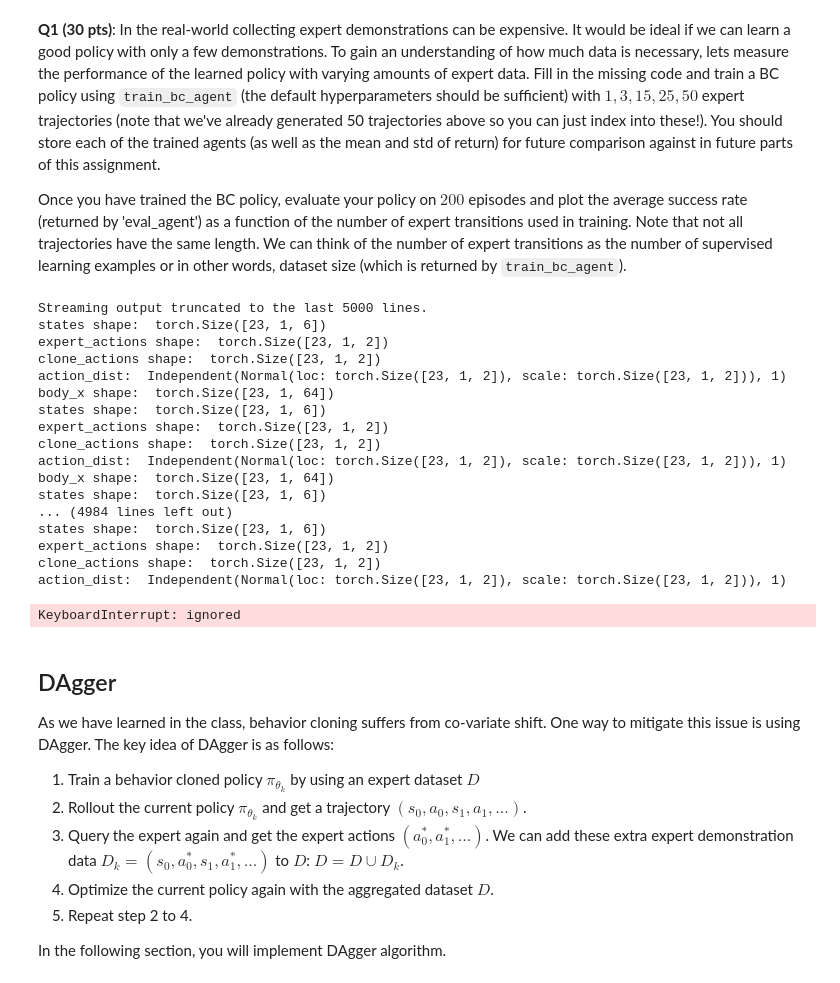
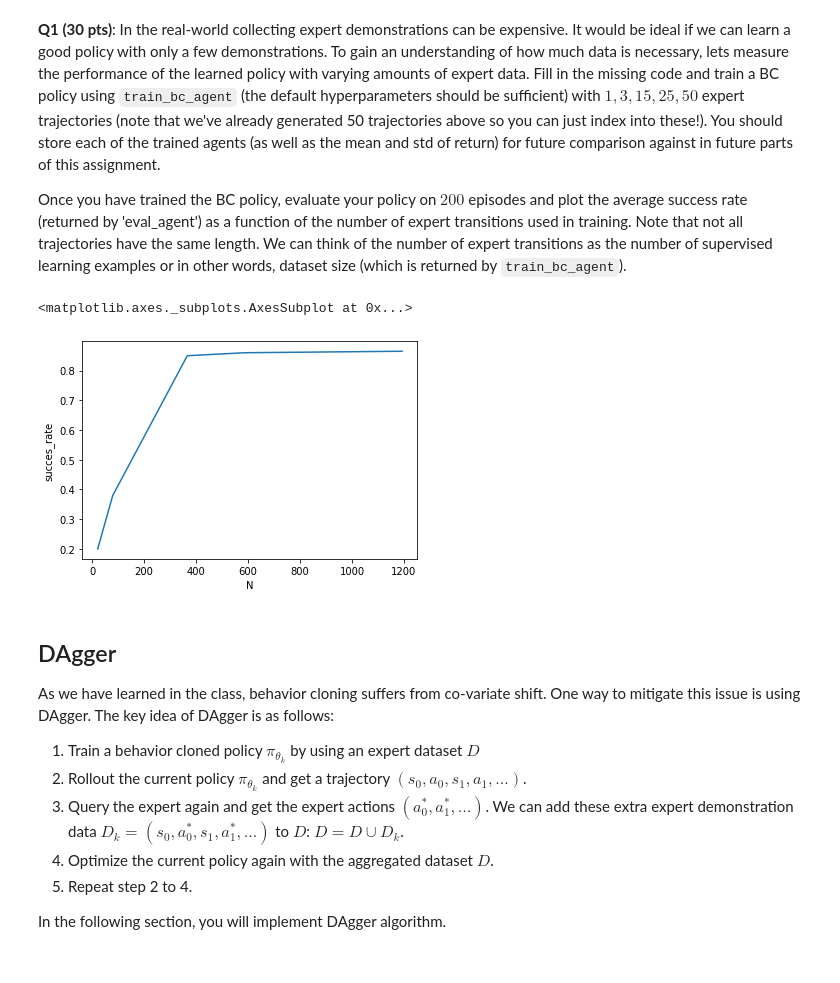
Before and after one commit to LuisCGit/6.484-reinforcement-learning, a Jupyter notebook: lfd.ipynb, the cells around one changed output. Drawn from its saved outputs; the diff is of its cells as text; code cells hidden in the pictures.

```diff
--- a/lfd.ipynb
+++ b/lfd.ipynb
@@ -557,20 +560,17 @@ def train_bc_agent(agent, trajs, max_epochs=5000, batch_size=256, lr=0.0005, dis
             expert_actions = sample['action'].float().to(cfg.alg.device)
             #### TODO: optimize the policy with the expert data,
             #### save the loss in a variable named as 'loss'
-            print("states shape: ", states.shape)
-            print("expert_actions shape: ", expert_actions.shape)
             action_dist, body_x = agent.actor.forward(states)
-            clone_actions = action_dist.sample()
-            logps = action_dist.log_prob(states)
-            print("logps shape: ", logps.shape)
-            print("clone_actions shape: ", clone_actions.shape)
-            print("action_dist: ", action_dist)
-            #print("clone_actions: ", clone_actions)
-            print("body_x shape: ", body_x.shape)
-            loss = torch.tensor(0)
+            logps = action_dist.log_prob(expert_actions)
+            loss = logps.sum()*-1
+            optimizer.zero_grad()
+            loss.backward()
+            optimizer.step()
             ####
             pbar.set_postfix({'loss': loss.item()})
             avg_loss.append(loss.item())
+
         logs['loss'].append(np.mean(avg_loss))
         logs['epoch'].append(iter)
+
     return agent, logs, len(dataset)
@@ -583,26 +581,15 @@ Once you have trained the BC policy, evaluate your policy on $200$ episodes and
 # %%
 #### TODO: run BC with 1, 3, 15, 25, 50 demonstrations respectively and plot success
 num_trajs = [1, 3, 15, 25, 50]
+agents = []
+rows_list = []
 for n in num_trajs:
   actor = create_actor(env=env)
   agent = BasicAgent(actor=actor)
   agent, logs, N = train_bc_agent(agent, expert_trajs[:n])
+  #Q num episodes is last arg of eval_agent?
+  success_rate, ret_mean, ret_std, rets, successes = eval_agent(agent, env, 200)
+  dic = {'succes_rate':success_rate,'ret_mean':ret_mean,'ret_std':ret_std,'N':N}
+  rows_list.append(dic)
+  agents.append(agent);
+df = pandas.DataFrame(rows_list)
-# %% [output]
-Streaming output truncated to the last 5000 lines.
-states shape:  torch.Size([23, 1, 6])
-expert_actions shape:  torch.Size([23, 1, 2])
-clone_actions shape:  torch.Size([23, 1, 2])
-action_dist:  Independent(Normal(loc: torch.Size([23, 1, 2]), scale: torch.Size([23, 1, 2])), 1)
-body_x shape:  torch.Size([23, 1, 64])
-states shape:  torch.Size([23, 1, 6])
-expert_actions shape:  torch.Size([23, 1, 2])
-clone_actions shape:  torch.Size([23, 1, 2])
-action_dist:  Independent(Normal(loc: torch.Size([23, 1, 2]), scale: torch.Size([23, 1, 2])), 1)
-body_x shape:  torch.Size([23, 1, 64])
-states shape:  torch.Size([23, 1, 6])
-... (4984 lines left out)
-states shape:  torch.Size([23, 1, 6])
-expert_actions shape:  torch.Size([23, 1, 2])
-clone_actions shape:  torch.Size([23, 1, 2])
-action_dist:  Independent(Normal(loc: torch.Size([23, 1, 2]), scale: torch.Size([23, 1, 2])), 1)
-KeyboardInterrupt: ignored
@@ -609,3 +602,8 @@ KeyboardInterrupt: ignored
+# %%
+sns.lineplot(x = "N", y = "succes_rate", data=df)
+# %% [output]
+<matplotlib.axes._subplots.AxesSubplot at 0x...>
+[figure, added]
 # %% [markdown]
 ## DAgger
 
```
Also changed, not shown: parts of 11 cells of this notebook.
